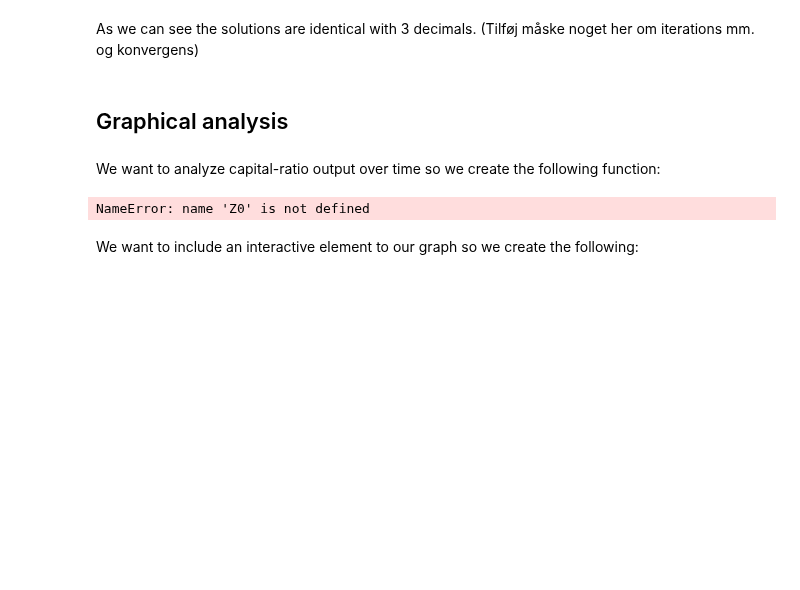
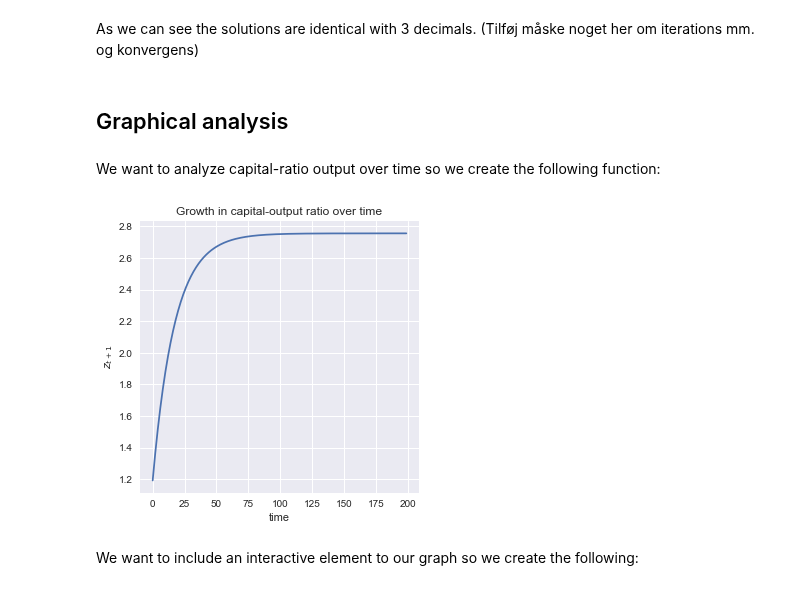
Before and after one commit to NumEconCopenhagen/projects-2020-jop, a Jupyter notebook: modelproject/modelproject.ipynb, the cells around one changed output. Cells and saved outputs as stored; diff of their text form; code cells hidden in the pictures; blank space fills up the shorter version.

```diff
--- a/modelproject/modelproject.ipynb
+++ b/modelproject/modelproject.ipynb
@@ -276,9 +279,9 @@ def trans_eq(Z0,alpha,beta,delta,s,g,n,t):
     ax.set_ylabel('$z_{t+1}$')
     return plt.show()
 # %%
-trans_eq(Z0,alpha,beta,delta,s,g,n,200)
+trans_eq(1,alpha,beta,delta,s,g,n,200)
 # %% [output]
-NameError: name 'Z0' is not defined
+[figure, added]
 # %% [markdown]
 We want to include an interactive element to our graph so we create the following:
 # %%
```
Also changed, not shown: parts of 3 cells of this notebook.
